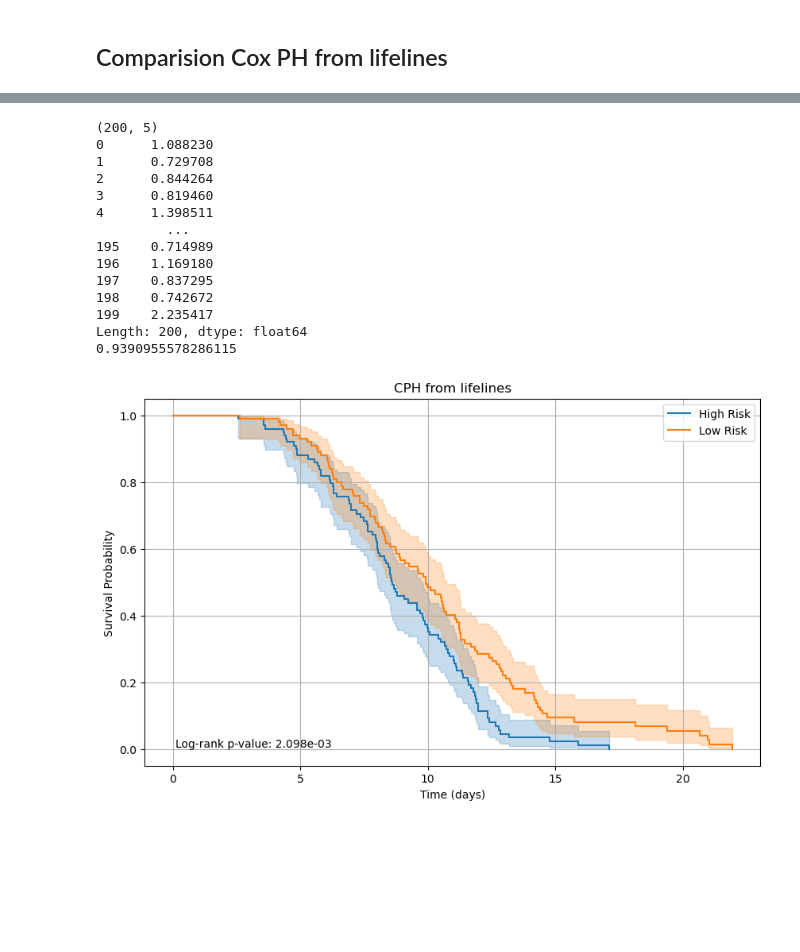
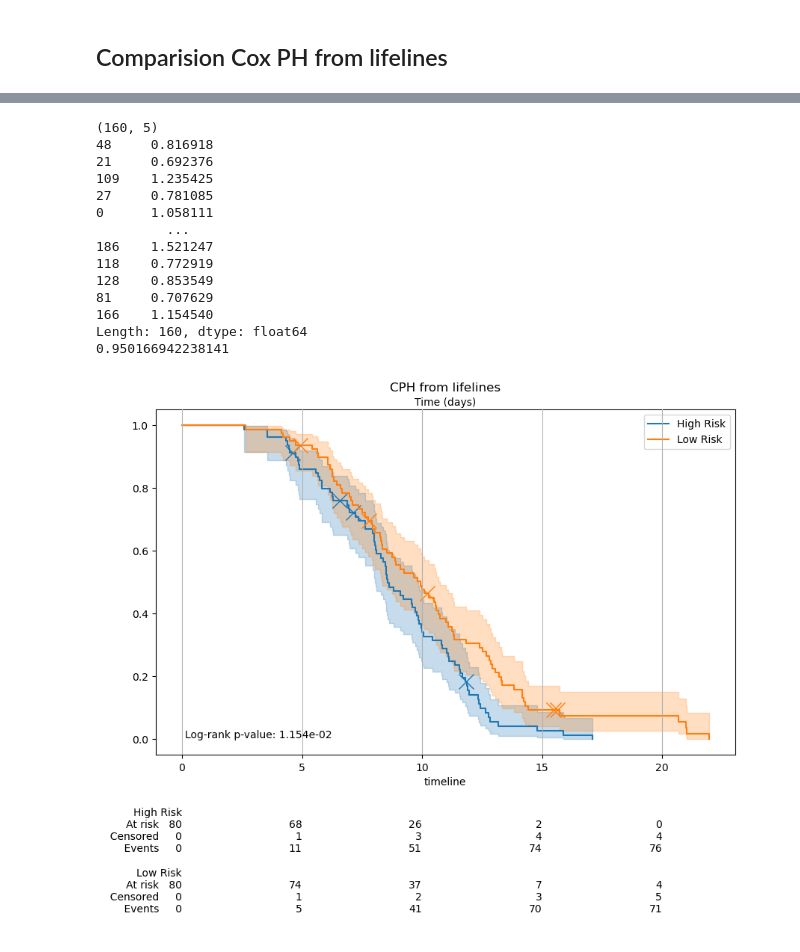
Before and after one commit to eric-fey-hus/ukko, a Jupyter notebook: Survival_model_dev.ipynb, the cells around one changed output, grey strips where cells are left out. Drawn from its saved outputs; the diff is of its cells as text; code cells hidden in the pictures; blank space fills up the shorter version.

```diff
--- a/Survival_model_dev.ipynb
+++ b/Survival_model_dev.ipynb
@@ -430,20 +448,24 @@ def plot_risk_stratification(times, events, high_risk, title="Risk Stratificatio
     """Plot Kaplan-Meier curves for high and low risk groups"""
 
     # Initialize KM estimator
-    kmf = KaplanMeierFitter()
+    kmf1 = KaplanMeierFitter()
+    kmf2 = KaplanMeierFitter()
 
     # Create figure
     plt.figure(figsize=(10, 6))
 
     # Plot high risk group
     mask = high_risk.astype(bool)  # Ensure boolean mask
-    kmf.fit(times[mask], events[mask], label='High Risk')
-    kmf.plot()
+    kmf1.fit(times[mask], events[mask], label='High Risk')
+    kmf1.plot(show_censors = True, censor_styles={'marker': 'x', 'ms': 15})
 
     # Plot low risk group
     mask = ~high_risk.astype(bool)  # Ensure boolean mask
-    kmf.fit(times[mask], events[mask], label='Low Risk')
-    kmf.plot()
+    kmf2.fit(times[mask], events[mask], label='Low Risk')
+    kmf2.plot(show_censors = True, censor_styles={'marker': 'x', 'ms': 15})
+
+    # Add at-risk counts
+    lifelines.plotting.add_at_risk_counts(kmf1, kmf2)
 
     # Customize plot
     plt.title(title)
@@ -487,7 +528,7 @@ Concordance Index: 0.520
 # %%
 from lifelines import CoxPHFitter
 cph = CoxPHFitter()
-cph.fit(regression_dataset, duration_col='T', event_col='E')
+cph.fit(df_train, duration_col='T', event_col='E')
 
 cph.print_summary()
 # %% [output]
@@ -510,27 +551,26 @@ cph.print_summary()
 # %%
-print(regression_dataset.shape)
-risk = cph.predict_partial_hazard(regression_dataset)
+print(df_train.shape)
+risk = cph.predict_partial_hazard(df_train)
 print (risk)
 print (np.median(risk))
 high_risk = risk >= np.median(risk)
 # %% [output]
-(200, 5)
-0      1.088230
-1      0.729708
-2      0.844264
-3      0.819460
-4      1.398511
+(160, 5)
+48     0.816918
+21     0.692376
+109    1.235425
+27     0.781085
+0      1.058111
          ...
-195    0.714989
-196    1.169180
-197    0.837295
-198    0.742672
-199    2.235417
-Length: 200, dtype: float64
-0.9390955578286115
+186    1.521247
+118    0.772919
+128    0.853549
+81     0.707629
+166    1.154540
+Length: 160, dtype: float64
+0.950166942238141
 # %%
-df = regression_dataset.copy()
-fig = plot_risk_stratification(df['T'], df['E'], high_risk,
+fig = plot_risk_stratification(df_train['T'], df_train['E'], high_risk,
                              title="CPH from lifelines")
 # %% [output]
-[figure, old version]
+[figure, new version]
```
Also changed, not shown: parts of 9 cells of this notebook, 9 other files.
